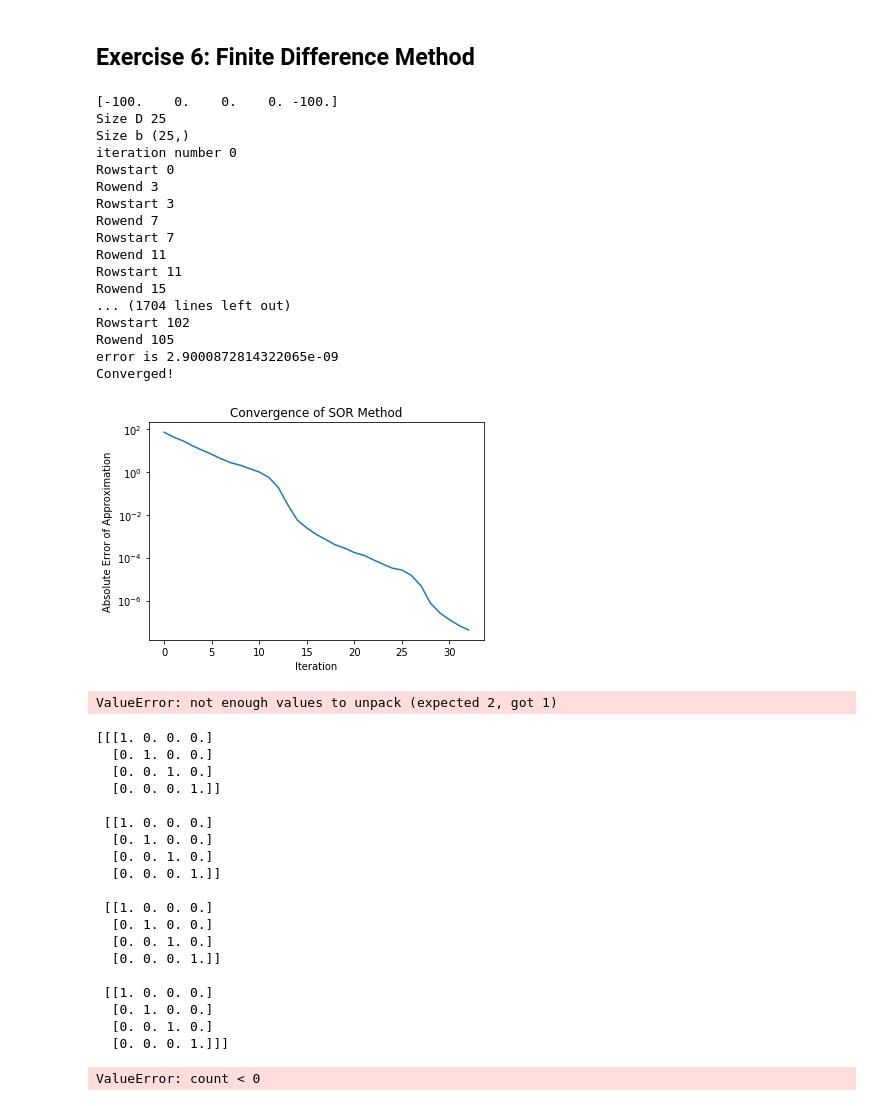
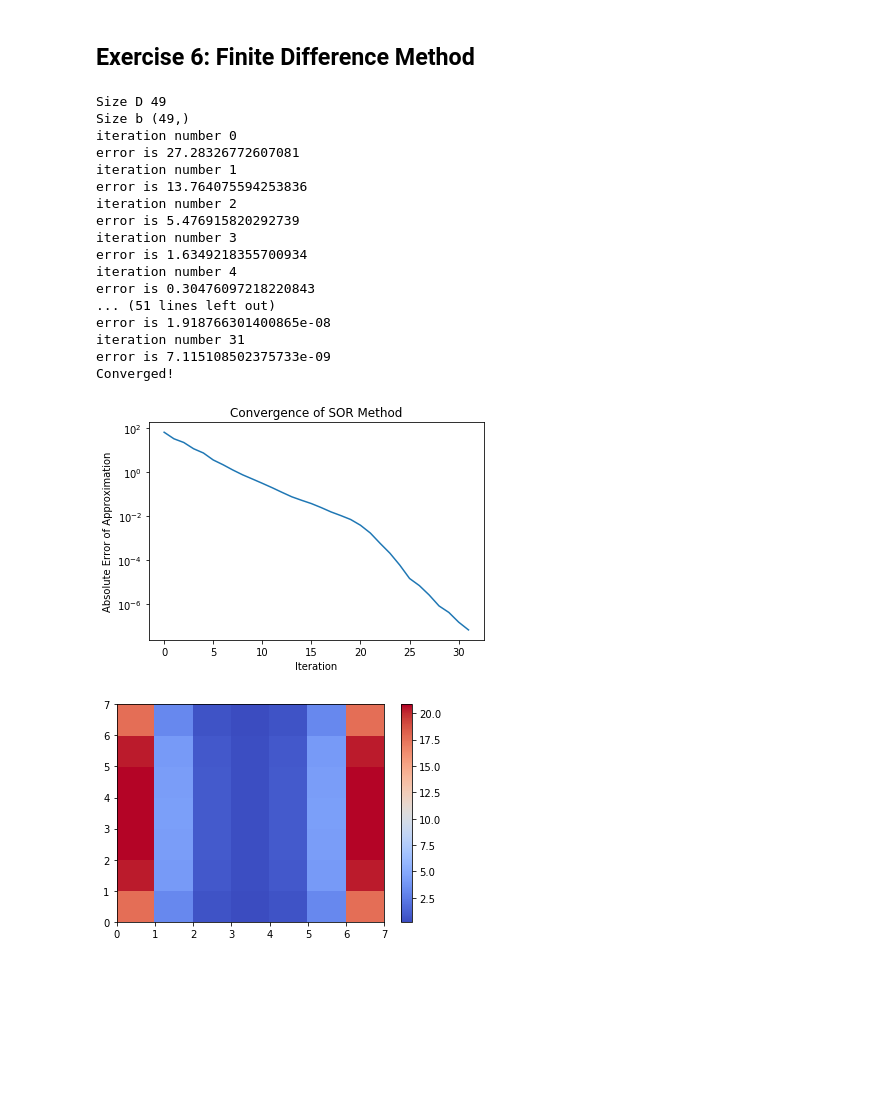
Before and after one commit to tpellet/BootCamp2019, a Jupyter notebook: ProblemSets/Computation/Week 5 - Pandas lab/Problem set - Iterative Solvers.ipynb, the cells around one changed output. Cells and saved outputs as stored; diff of their text form; code cells hidden in the pictures; blank space fills up the shorter version.

```diff
--- a/ProblemSets/Computation/Week 5 - Pandas lab/Problem set - Iterative Solvers.ipynb
+++ b/ProblemSets/Computation/Week 5 - Pandas lab/Problem set - Iterative Solvers.ipynb
@@ -358,8 +358,6 @@ def FDM(A, b, ω, tol=1e-8, maxiter=100, plot=False):
     x0 = np.zeros_like(b)
     x = np.zeros_like(b)
     D = sparse.csr_matrix.diagonal(A)
-    print("Size D", len(D))
-    print("Size b", b.shape)
     error = []
     while (epsi > tol) & (iter < maxiter):
         print("iteration number", iter)
@@ -368,9 +366,7 @@ def FDM(A, b, ω, tol=1e-8, maxiter=100, plot=False):
             # Get the indices of where the i-th row of A starts and ends if the
             # nonzero entries of A were flattened.
             rowstart = A.indptr[i]
-            print("Rowstart", rowstart)
             rowend = A.indptr[i+1]
-            print("Rowend", rowend)
             # Multiply only the nonzero elements of the i-th row of A with the
             # corresponding elements of x.
             Aix = A.data[rowstart:rowend] @ x[A.indices[rowstart:rowend]]
@@ -395,81 +391,51 @@ def FDM(A, b, ω, tol=1e-8, maxiter=100, plot=False):
         plt.title('Convergence of SOR Method')
         plt.show()
 
+        U = x.reshape(n,n)
+        plt.pcolormesh(U, cmap='coolwarm')
+        plt.colorbar()
+
     return x
 # %%
-n = 5
+n = 7
 #Construct b
 b = np.zeros(n)
 b[0] = -100
 b[len(b)-1] = -100
 b = np.tile(b, n)
 
 #Construct B
 offsets = [-1,0,1]
 B = sparse.diags([1,-n,1], offsets, shape=(n,n))
 
 #Construct the Is
 offsets = [-n,n]
 I = sparse.diags([1,1], offsets, shape=(n**2,n**2))
 
 #Construct A
 A = sparse.block_diag([B]*n) + I
 
 
 
 ω = 1.5
 result = FDM(A, b, ω, plot=True)
 # %% [output]
-[-100.    0.    0.    0. -100.]
-Size D 25
-Size b (25,)
+Size D 49
+Size b (49,)
 iteration number 0
-Rowstart 0
-Rowend 3
-Rowstart 3
-Rowend 7
-Rowstart 7
-Rowend 11
-Rowstart 11
-Rowend 15
-... (1704 lines left out)
-Rowstart 102
-Rowend 105
-error is 2.9000872814322065e-09
+error is 27.28326772607081
+iteration number 1
+error is 13.764075594253836
+iteration number 2
+error is 5.476915820292739
+iteration number 3
+error is 1.6349218355700934
+iteration number 4
+error is 0.30476097218220843
+... (51 lines left out)
+error is 1.918766301400865e-08
+iteration number 31
+error is 7.115108502375733e-09
 Converged!
-[figure, old version]
+[figure, new version]
+[figure, added]
-# %%
-indptr = np.array([n, 2*n])
-indices = np.array([n, 2*n])
-data = np.eye(n,n)
-sparse.bsr_matrix((data,indices,indptr), shape=(n, n), blocksize=(n,n)).toarray()
-# %% [output]
-ValueError: not enough values to unpack (expected 2, got 1)
-# %%
-indptr = np.array([0, 1, 2, 3, 0])
-indices = np.array([1, 2, 3, 3])
-s = np.eye(4,4)
-data = np.array([s for _ in range(4)])
-print(data)
-sparse.bsr_matrix((data,indices,indptr), shape=(n**2, n**2), blocksize=(n,n)).toarray()
-# %% [output]
-[[[1. 0. 0. 0.]
-  [0. 1. 0. 0.]
-  [0. 0. 1. 0.]
-  [0. 0. 0. 1.]]
-
- [[1. 0. 0. 0.]
-  [0. 1. 0. 0.]
-  [0. 0. 1. 0.]
-  [0. 0. 0. 1.]]
-
- [[1. 0. 0. 0.]
-  [0. 1. 0. 0.]
-  [0. 0. 1. 0.]
-  [0. 0. 0. 1.]]
-
- [[1. 0. 0. 0.]
-  [0. 1. 0. 0.]
-  [0. 0. 1. 0.]
-  [0. 0. 0. 1.]]]
-ValueError: count < 0
```
Also changed, not shown: parts of 4 cells of this notebook, 1 other file.
